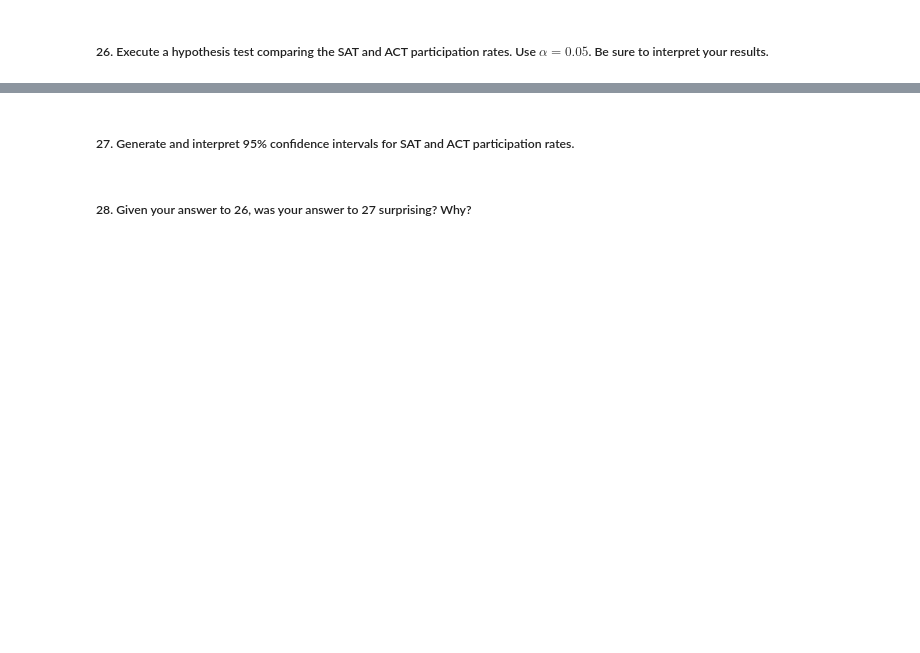
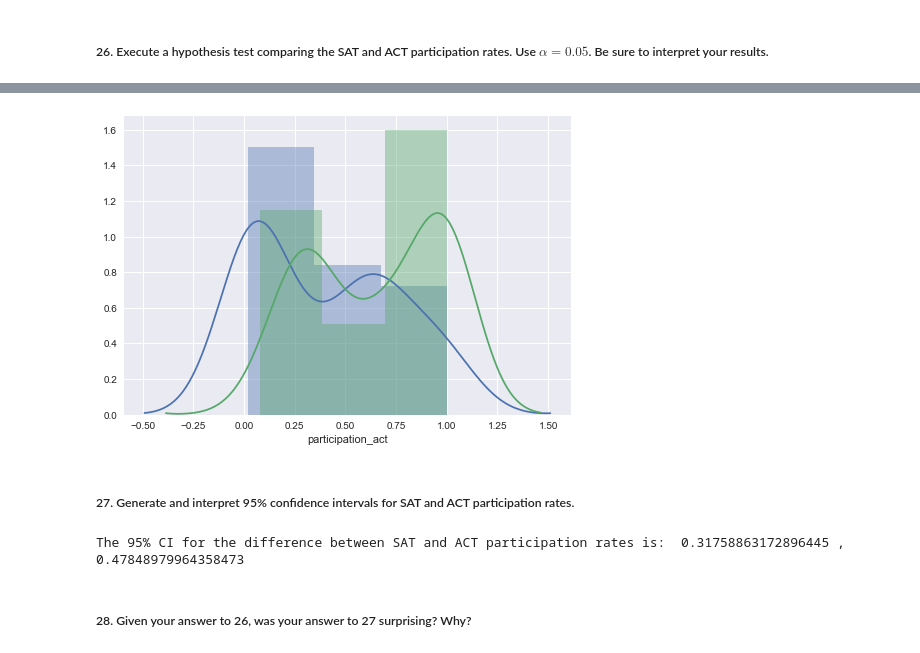
Before and after one commit to helencai62/SAT_participation_project, a Jupyter notebook: code/starter-code.ipynb, the cells around one changed output, grey strips where cells are left out. Cells and saved outputs as stored; diff of their text form; code cells hidden in the pictures; blank space fills up the shorter version.

```diff
--- a/code/starter-code.ipynb
+++ b/code/starter-code.ipynb
@@ -606,5 +627,20 @@ see above in 20)
+# %%
+import seaborn as sns
+sns.distplot(merged_numeric_df['participation_sat'], kde = True);
+sns.distplot(merged_numeric_df['participation_act'], kde = True);
+# %% [output]
+[figure, added]
 # %% [markdown]
 ##### 27. Generate and interpret 95% confidence intervals for SAT and ACT participation rates.
+# %%
+#formula: sample_mean +/- z_score * (std / sqrt(n))
+z_score = stats.norm.ppf(0.95)
+sample_mean = sample_statistic
+high_end = sample_mean + z_score * (std / np.sqrt(n))
+low_end = sample_mean - z_score * (std / np.sqrt(n))
+print('The 95% CI for the difference between SAT and ACT participation rates is: ', low_end, ',', high_end)
+# %% [output]
+The 95% CI for the difference between SAT and ACT participation rates is:  0.31758863172896445 , 0.47848979964358473
 # %% [markdown]
 ##### 28. Given your answer to 26, was your answer to 27 surprising? Why?
 # %% [markdown]
```
Also changed, not shown: parts of 14 cells of this notebook.
